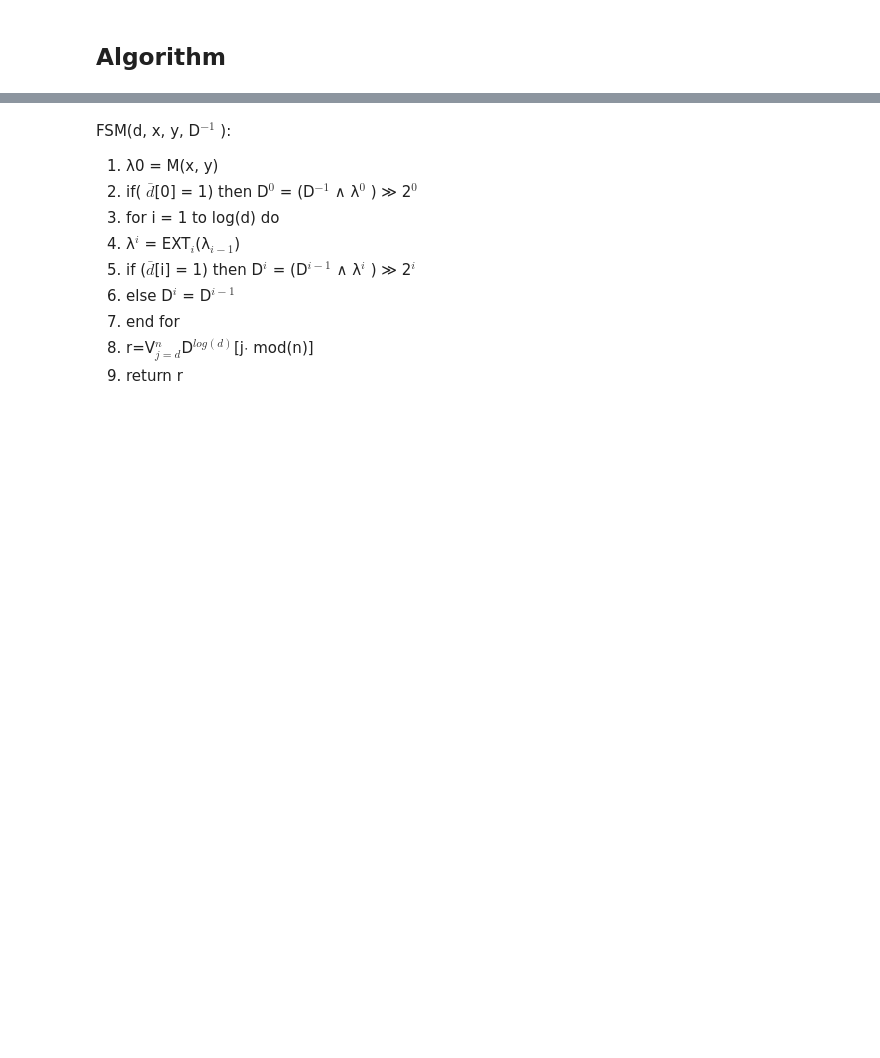
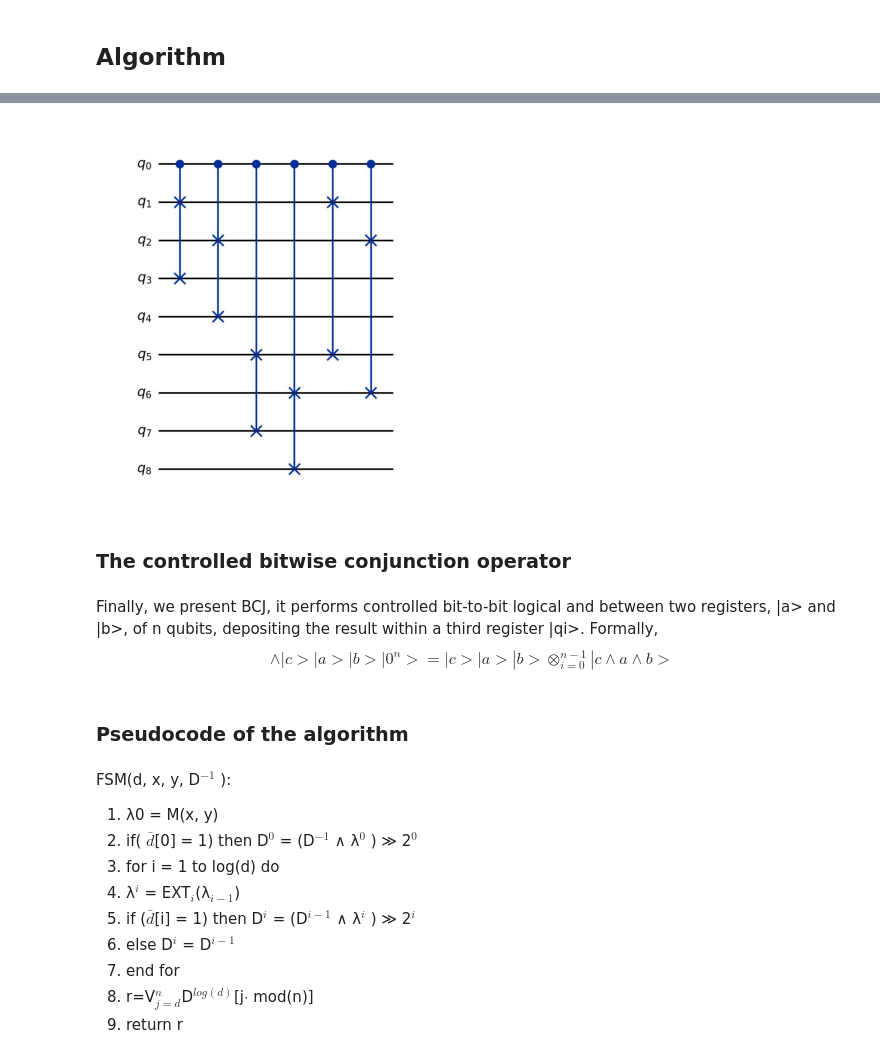
Before and after one commit to alexinho30/QuantumFixedMatching, a Jupyter notebook: QSC.ipynb, the cells around one changed output, grey strips where cells are left out. Cells and saved outputs as stored; diff of their text form; code cells hidden in the pictures; blank space fills up the shorter version.

```diff
--- a/QSC.ipynb
+++ b/QSC.ipynb
@@ -102,3 +287,30 @@ total number of required time-steps and it is the time complexity measure
+# %%
+def CROT(n, k, draw):
+
+    qc = QuantumCircuit(n +1)
+
+    for i in range(1, int(log2(n) - int(log2(k))+ 1)):
+        for j in range(0, int(n/(k*2**i))):
+            for x in range(k*j*2**i, k*j*2**i + k):
+                qc.cswap(0, x + 1, 1 + x + k*2**(i-1))
+
+    if(draw):draw_circuit(qc)
+    qc = qc.to_gate(label="ROT" + str(k))
+    return qc
+
+circuit = CROT(8,2, True) # a controlled 2-rightrotation a register of size n=8
+# %% [output]
+[figure, added]
+# %% [markdown]
+### The controlled bitwise conjunction operator
+# %% [markdown]
+Finally, we present BCJ, it performs controlled bit-to-bit logical and between two
+registers, |a> and |b>, of n qubits, depositing the result within a third register |qi>. Formally,
+$$
+\land |c>|a>|b>|0^{n}>=|c>|a>|b>\otimes_{i=0}^{n-1}|c \land a \land b>
+$$
+# %% [markdown]
+### Pseudocode of the algorithm
 # %% [markdown]
 FSM(d, x, y, D$^{-1}$ ):
 1. λ0 = M(x, y)
```
Also changed, not shown: parts of 22 cells of this notebook.
